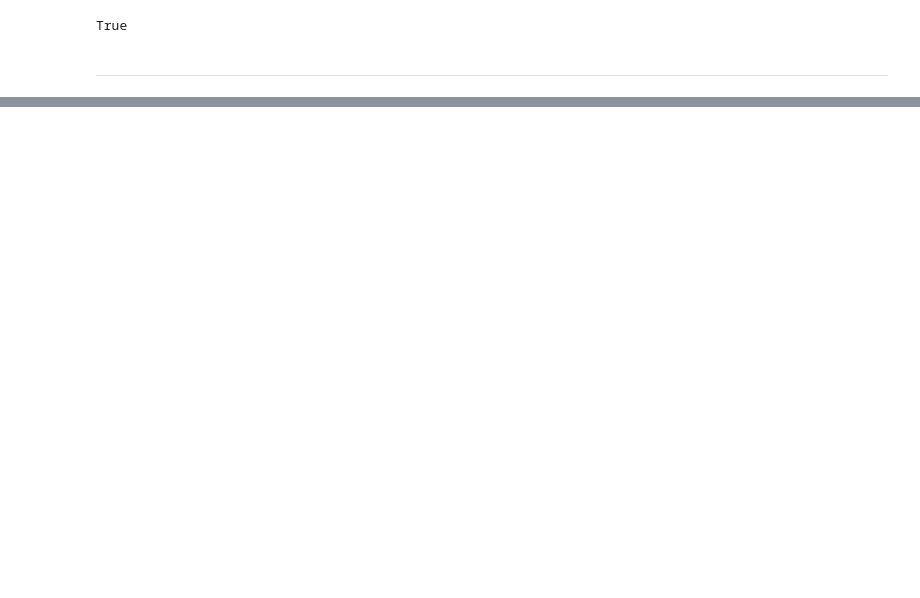
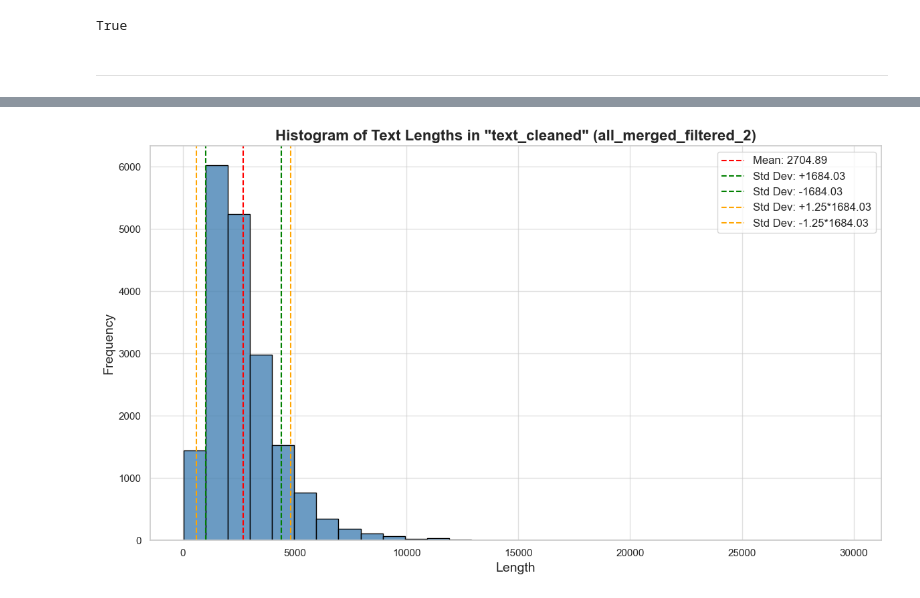
Before and after one commit to alialhousseini/glimpse-mds, a Jupyter notebook: notebook.ipynb, the cells around one changed output, grey strips where cells are left out. Saved outputs shown, nothing was run; the diff lists cells and outputs as text; code cells hidden in the pictures; blank space fills up the shorter version.

```diff
--- a/notebook.ipynb
+++ b/notebook.ipynb
@@ -421,0 +578,17 @@ ____
+# %%
+# Calculate mean and standard deviation
+mean = df['gold_sentences'].mean()
+std_dev = df['gold_sentences'].std()
+
+# Filter rows within Mean ± Std Dev
+filtered_df = df[(df['gold_sentences'] >= mean - std_dev) & (df['gold_sentences'] <= mean + std_dev)]
+
+# Display information about the filtered dataset
+print(f"Original samples: {len(df)}")
+print(f"Remaining after filter (Mean ± Std Dev): {len(filtered_df)} ({len(filtered_df) / len(df) * 100:.2f}%)")
+print(f"Removed samples: {len(df) - len(filtered_df)} ({(len(df) - len(filtered_df)) / len(df) * 100:.2f}%)")
+
+# Save the filtered dataset (optional)
+output_path = path_to_data / f'{file_stem}_filtered.csv'
+filtered_df.to_csv(output_path, index=False)
+print(f"Filtered dataset saved to {output_path}")
@@ -421,0 +650,71 @@ ____
+# %%
+import pandas as pd
+import numpy as np
+import matplotlib.pyplot as plt
+import seaborn as sns
+from pathlib import Path
+
+# Set style for professional plots
+sns.set_theme(style="whitegrid")
+
+# Function for enhanced plotting
+def plot_histogram(data, column, title, xlabel, file_stem):
+    plt.figure(figsize=(12, 7))
+    # Histogram
+    sns.histplot(data[column], kde=False, bins=30, color='steelblue', edgecolor='black', alpha=0.8)
+
+    # Mean and variance
+    mean = data[column].mean()
+    variance = data[column].var()
+    std_dev = np.sqrt(variance)
+
+    # Add vertical lines for mean and standard deviations
+    plt.axvline(mean, color='red', linestyle='--', linewidth=1.5, label=f'Mean: {mean:.2f}')
+    plt.axvline(mean + std_dev, color='green', linestyle='--', linewidth=1.5, label=f'Std Dev: +{std_dev:.2f}')
+    plt.axvline(mean - std_dev, color='green', linestyle='--', linewidth=1.5, label=f'Std Dev: -{std_dev:.2f}')
+    plt.axvline(mean + 1.25*std_dev, color='orange', linestyle='--', linewidth=1.5, label=f'Std Dev: +1.25*{std_dev:.2f}')
+    plt.axvline(mean - 1.25*std_dev, color='orange', linestyle='--', linewidth=1.5, label=f'Std Dev: -1.25*{std_dev:.2f}')
+
+    # Add labels and title
+    plt.title(title, fontsize=16, fontweight='bold')
+    plt.xlabel(xlabel, fontsize=14)
+    plt.ylabel('Frequency', fontsize=14)
+    plt.legend(fontsize=12)
+    plt.grid(visible=True, alpha=0.6)
+    plt.tight_layout()
+    plt.show()
+
+    # Filtering and printing statistics
+    total_samples = len(data[column])
+    range_1 = data[(data[column] >= mean - std_dev) & (data[column] <= mean + std_dev)]
+    range_2 = data[(data[column] >= mean - 1.25*std_dev) & (data[column] <= mean + 1.25*std_dev)]
+
+    print(f"\nAnalysis for column: {column}")
+    print(f"Total samples: {total_samples}")
+    print(f"Mean: {mean:.2f}, Std Dev: {std_dev:.2f}")
+
+    print(f"\nFilter: Mean ± Std Dev")
+    print(f"Remaining: {len(range_1)} samples ({len(range_1) / total_samples * 100:.2f}%)")
+    print(f"Removed: {total_samples - len(range_1)} samples ({(total_samples - len(range_1)) / total_samples * 100:.2f}%)")
+
+    print(f"\nFilter: Mean ± 1.25 * Std Dev")
+    print(f"Remaining: {len(range_2)} samples ({len(range_2) / total_samples * 100:.2f}%)")
+    print(f"Removed: {total_samples - len(range_2)} samples ({(total_samples - len(range_2)) / total_samples * 100:.2f}%)")
+
+# Apply the enhanced plot function
+path_to_data = Path('data/processed/processed2/')
+file_stem = 'all_merged_filtered_2'
+
+# Load and clean data
+df = pd.read_csv(path_to_data / f'{file_stem}.csv')
+df['text_cleaned'] = df['text'].apply(clean_text)
+df['text_length'] = df['text_cleaned'].astype(str).str.len()
+df['text_word_count'] = df['text_cleaned'].astype(str).str.split().str.len()
+df['text_sentences'] = df['text_cleaned'].apply(get_sent)
+
+# Plot histograms with enhancements and print statistics
+plot_histogram(df, 'text_length', f'Histogram of Text Lengths in "text_cleaned" ({file_stem})', 'Length', file_stem)
+plot_histogram(df, 'text_word_count', f'Histogram of Word Counts in "text_cleaned" ({file_stem})', 'Word Count', file_stem)
+plot_histogram(df, 'text_sentences', f'Histogram of Sentence Counts in "text_cleaned" ({file_stem})', 'Sentence Count', file_stem)
+# %% [output]
+[figure, added]
```
Also changed, not shown: parts of 36 cells of this notebook, 1 other file.
